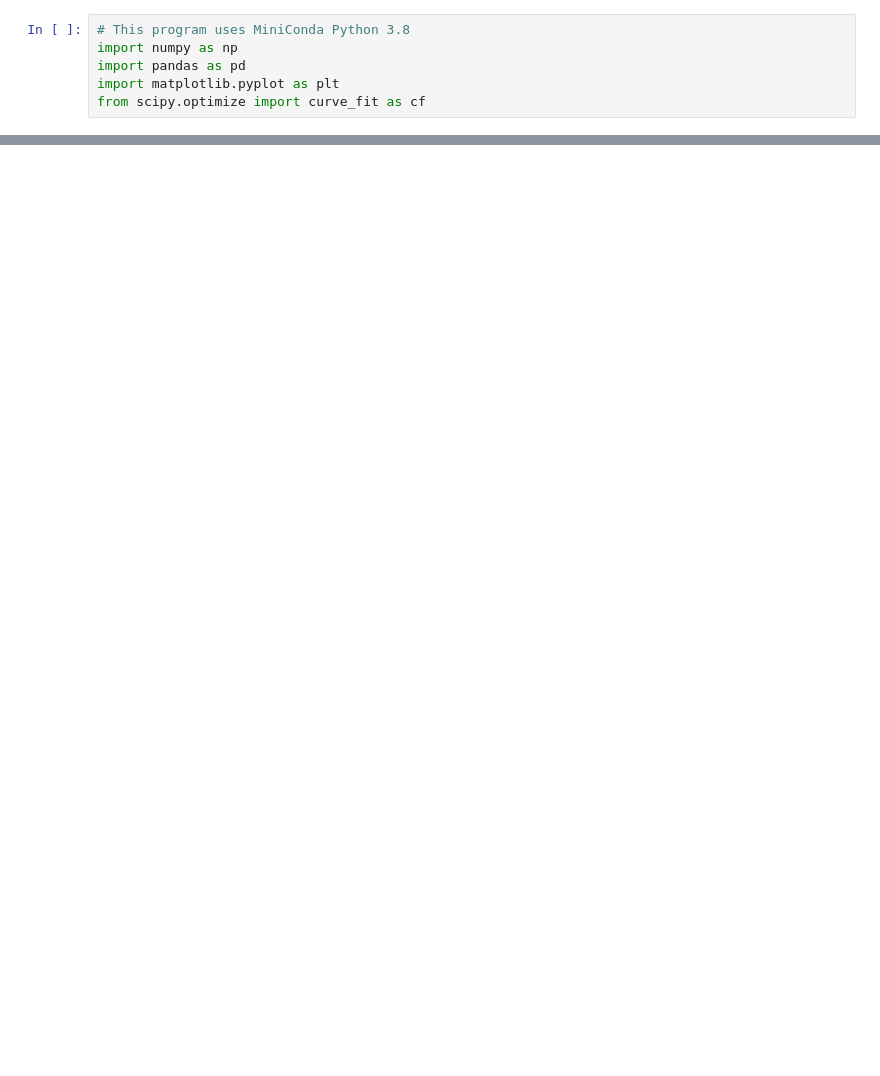
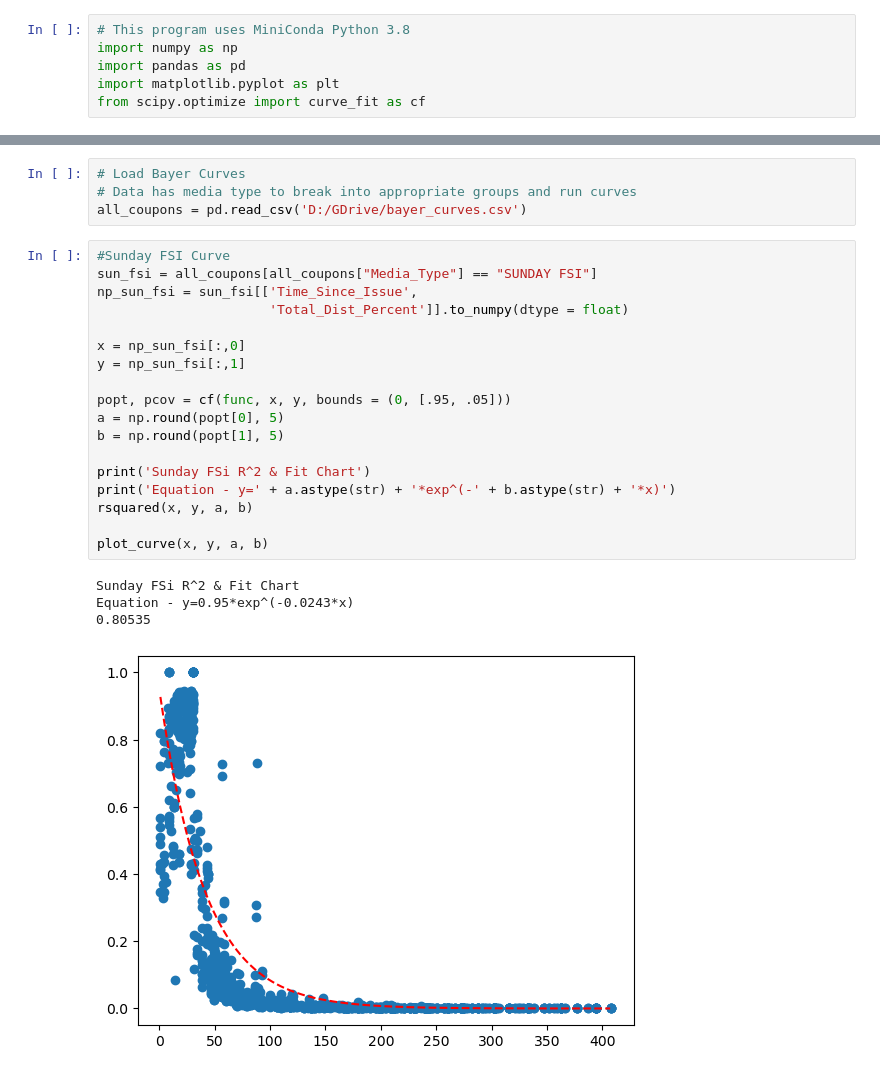
Before and after one commit to mdnorris/Bayer_Curves, a Jupyter notebook: Bayer_Curves.ipynb, the cells around one changed output, grey strips where cells are left out. Drawn from its saved outputs; the diff is of its cells as text; blank space fills up the shorter version.

```diff
--- a/Bayer_Curves.ipynb
+++ b/Bayer_Curves.ipynb
@@ -40,0 +27,27 @@ plt.show()
+# %%
+# Load Bayer Curves
+# Data has media type to break into appropriate groups and run curves
+all_coupons = pd.read_csv('D:/GDrive/bayer_curves.csv')
+# %%
+#Sunday FSI Curve
+sun_fsi = all_coupons[all_coupons["Media_Type"] == "SUNDAY FSI"]
+np_sun_fsi = sun_fsi[['Time_Since_Issue',
+                      'Total_Dist_Percent']].to_numpy(dtype = float)
+
+x = np_sun_fsi[:,0]
+y = np_sun_fsi[:,1]
+
+popt, pcov = cf(func, x, y, bounds = (0, [.95, .05]))
+a = np.round(popt[0], 5)
+b = np.round(popt[1], 5)
+
+print('Sunday FSi R^2 & Fit Chart')
+print('Equation - y=' + a.astype(str) + '*exp^(-' + b.astype(str) + '*x)')
+rsquared(x, y, a, b)
+
+plot_curve(x, y, a, b)
+# %% [output]
+Sunday FSi R^2 & Fit Chart
+Equation - y=0.95*exp^(-0.0243*x)
+0.80535
+[figure, added]
```
Also changed, not shown: parts of 6 cells of this notebook.
